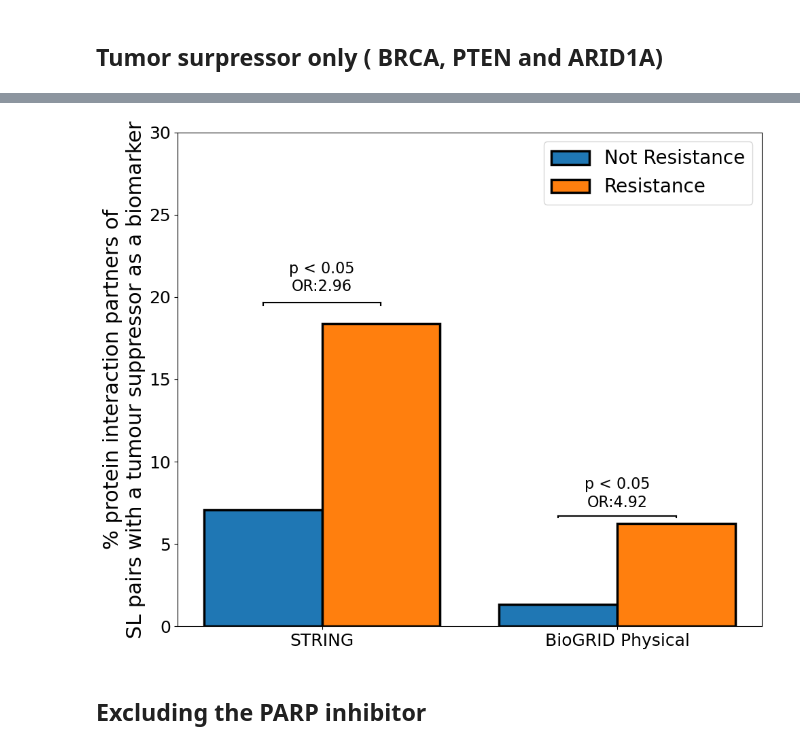
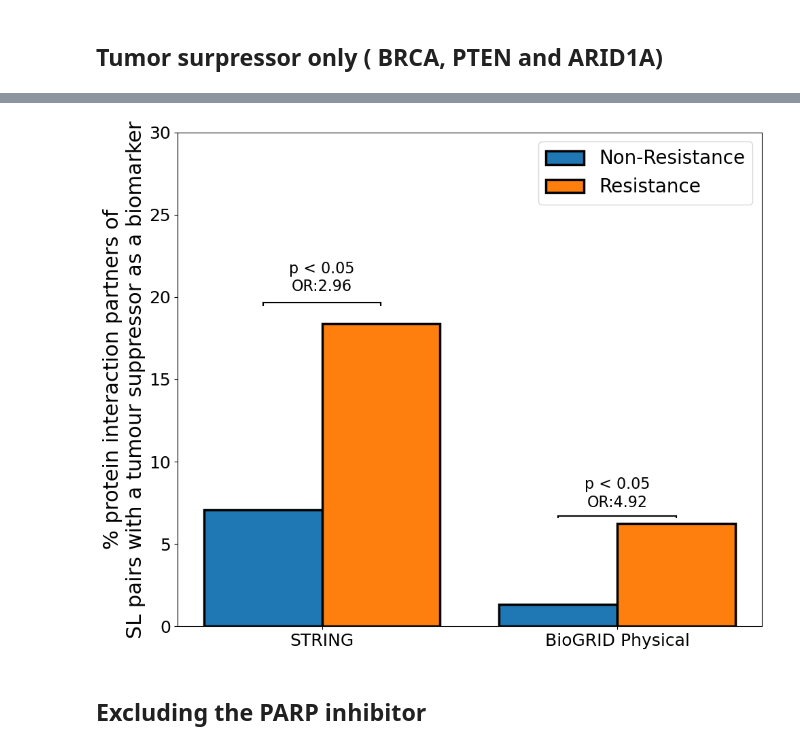
Before and after one commit to cancergenetics/SL_resistance, a Jupyter notebook: 4_interaction_overlap_graphs.ipynb, the cells around one changed output, grey strips where cells are left out. Cells and saved outputs as stored; diff of their text form; code cells hidden in the pictures.

Commit message:
change_not_resistance

```diff
--- a/4_interaction_overlap_graphs.ipynb
+++ b/4_interaction_overlap_graphs.ipynb
@@ -345,7 +345,7 @@ bars1 = plt.bar(
     [p - width/2 for p in positions],
     total_results['Not_Resistant_ratio'],
     width=width,
-    label='Not Resistance',
+    label='Non-Resistance',
     edgecolor='black',
     linewidth=2.5
 )
@@ -548,7 +548,7 @@ bars1 = plt.bar(
     [p - width/2 for p in positions],
     tsg_total_results['Not_Resistant_ratio'],
     width=width,
-    label='Not Resistance',
+    label='Non-Resistance',
     edgecolor='black',  # Black border for the bars
     linewidth=2.5  # Thickness of the bar boundary
 )
@@ -572,34 +572,34 @@ p_values = tsg_total_results['P_Value']
 odds_ratios = tsg_total_results['Odds_Ratio']  # Assuming this exists
 
 def annotate_p_value(ax, bars1, bars2, p_values, odds_ratios):
     for idx, (bar1, bar2, p, or_val) in enumerate(zip(bars1, bars2, p_values, odds_ratios)):
         height = max(bar1.get_height(), bar2.get_height()) + 0.05 * max(bar1.get_height(), bar2.get_height())
         line_height = height + 0.01 * max(bar1.get_height(), bar2.get_height())  # Adjusting line height
 
         # Adjusted to display OR value
         if p < 0.05:
             text = f'p < 0.05\nOR:{or_val:.2f}'  # Show OR value with 2 decimal places
         else:
             text = f'n.s.\nOR:{or_val:.2f}'
 
         bracket_height = 0.01 * max(bar1.get_height(), bar2.get_height())
         ax.plot([bar1.get_x() + bar1.get_width()/2, bar1.get_x() + bar1.get_width()/2], [line_height, line_height + bracket_height], lw=1.5, color='black')
         ax.plot([bar2.get_x() + bar2.get_width()/2, bar2.get_x() + bar2.get_width()/2], [line_height, line_height + bracket_height], lw=1.5, color='black')
         ax.plot([bar1.get_x() + bar1.get_width()/2, bar2.get_x() + bar2.get_width()/2], [line_height + bracket_height, line_height + bracket_height], lw=1.5, color='black')
 
         ax.annotate(text, xy=((bar1.get_x() + bar2.get_x() + bar1.get_width())/2, line_height + 2*bracket_height),
                     xytext=(0, 5),  # Adjust vertical offset to accommodate OR
                     textcoords="offset points",
                     ha='center', va='bottom', fontsize=16)  # Adjust font size if necessary
 
 annotate_p_value(plt.gca(), bars1, bars2, p_values, odds_ratios)
 
 plt.legend(fontsize=20)
 plt.tight_layout()
 plt.savefig('results/3_interaction_overlap_graphs/supplementary_fig_2_tsg_total.jpeg',dpi=600)
 plt.show()
 # %% [output]
-[figure, old version]
+[figure, new version]
 # %% [markdown]
 ## Excluding the PARP inhibitor
 # %%
```
Also changed, not shown: parts of 7 cells of this notebook.
